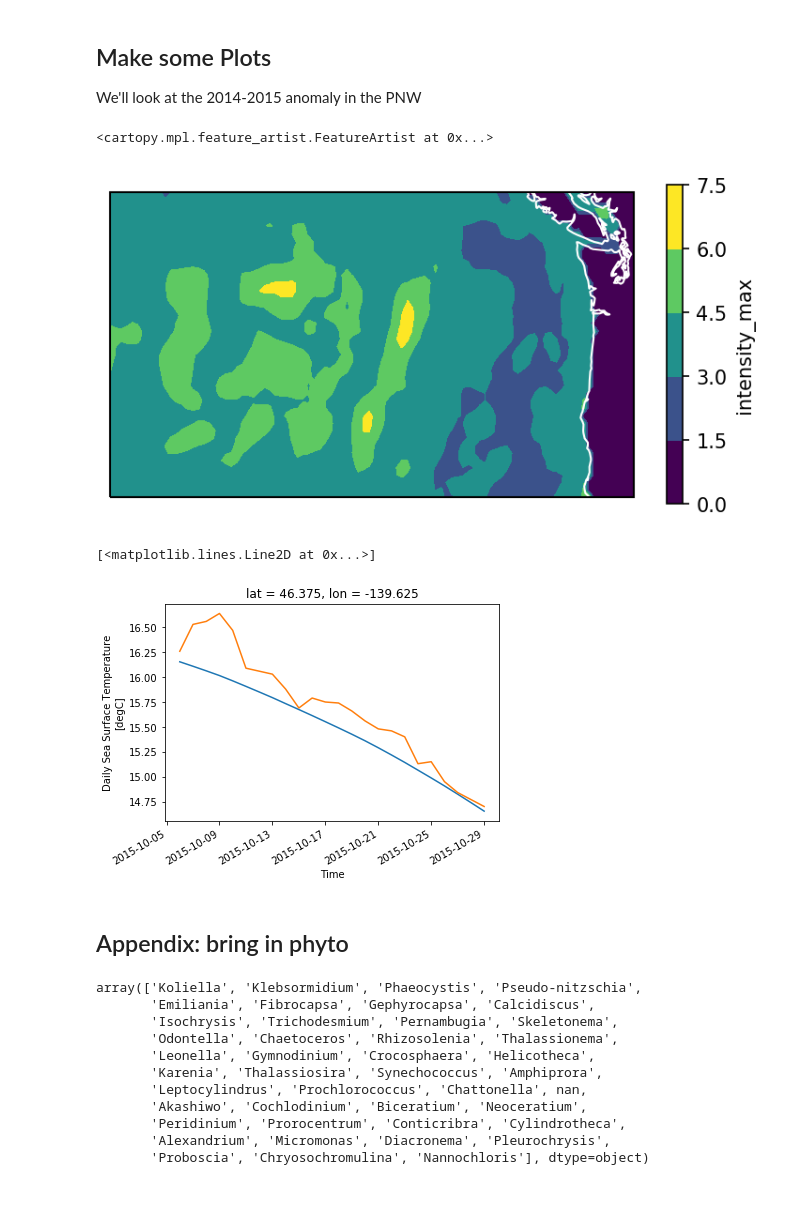
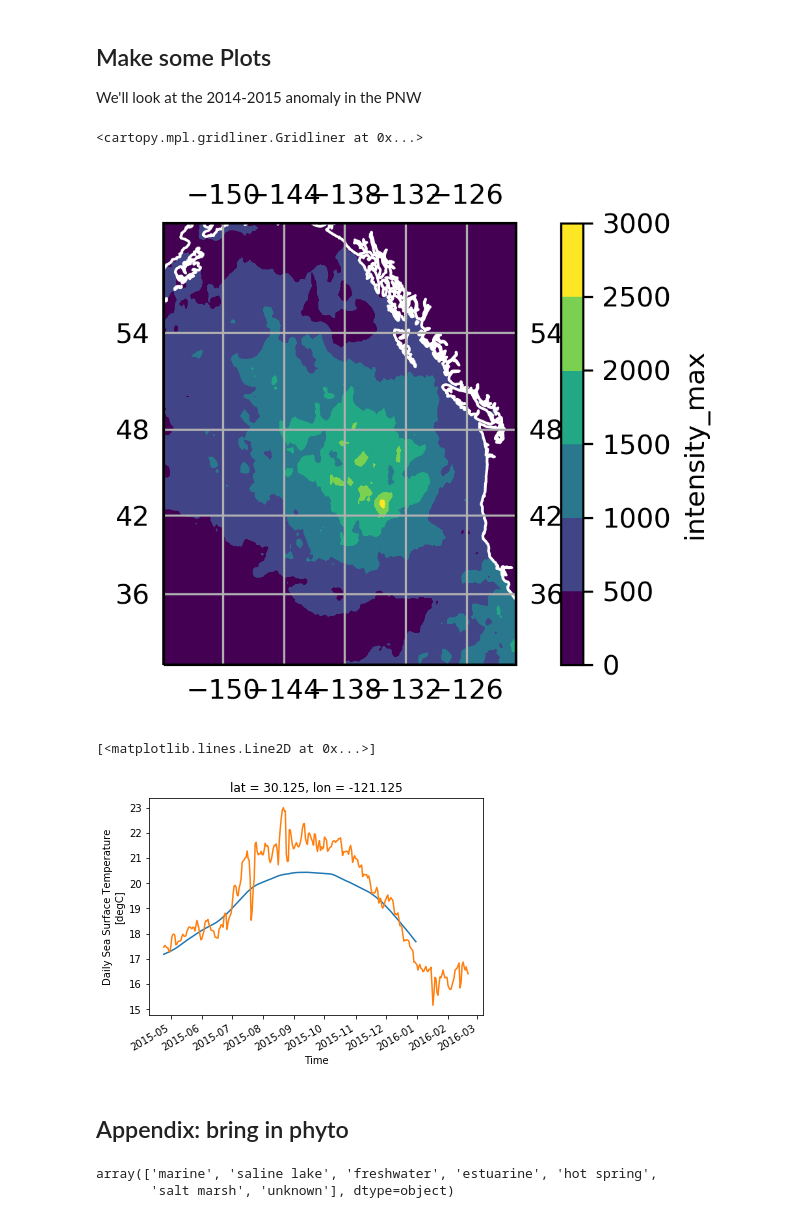
Before and after one commit to HuckleyLab/phyto-mhw, a Jupyter notebook: analysis/verify_mhws.ipynb, the cells around one changed output. Drawn from its saved outputs; the diff is of its cells as text; code cells hidden in the pictures.

```diff
--- a/analysis/verify_mhws.ipynb
+++ b/analysis/verify_mhws.ipynb
@@ -51,7 +53,7 @@ oisst_pnw = oisst.sel(lat = PNW_LAT, lon = PNW_LON).persist()
 # %%
 # Load MHWs
 awsfs = s3fs.S3FileSystem()
-mhw_mapper = s3fs.S3Map("s3://mhw-stress/testregion", s3=awsfs)
+mhw_mapper = s3fs.S3Map("s3://mhw-stress/new", s3=awsfs)
 # %%
 mhws = xr.open_zarr(mhw_mapper)
 # %%
@@ -85,11 +87,12 @@ date_range = slice("2014-01-01", "2015-12-31")
 mhw_pnw = mhws.sel(time=date_range)
 sst_mhw_pnw = oisst_pnw.sel(time=date_range)
 # %%
-plt.figure(figsize=(6,3), dpi=150)
+plt.figure(figsize=(6,3), dpi=300)
 ax = plt.axes(projection=ccrs.Mercator.GOOGLE)
-mhw_pnw.intensity_max.max(dim='time').plot.contourf(ax=ax, transform=ccrs.PlateCarree())
+mhw_pnw.intensity_max.sum(dim='time').plot.contourf(ax=ax, transform=ccrs.PlateCarree())
 ax.add_feature(cf.NaturalEarthFeature('physical','coastline', '50m'), facecolor='none', edgecolor='white')
+ax.gridlines(draw_labels=True)
 # %% [output]
-<cartopy.mpl.feature_artist.FeatureArtist at 0x...>
+<cartopy.mpl.gridliner.Gridliner at 0x...>
-[figure, old version]
+[figure, new version]
 # %%
@@ -112,9 +123,10 @@ this_region = mhw_pnw.isel(**specific_loc)
 # %%
 this_region.clim.sel(time=slice(startdate, enddate)).plot()
-oisst_pnw.sel(time = slice(startdate, enddate), lat=this_region.lat, lon=this_region.lon).sst.plot()
+oisst_pnw.sel(time=slice(startdate, enddate), lat=slice(this_region.lat.min(), this_region.lat.max()))
+this_region_sst.sst.plot()
 # %% [output]
 [<matplotlib.lines.Line2D at 0x...>]
-[figure, old version]
+[figure, new version]
 # %% [markdown]
 ## Appendix: bring in phyto
 # %%
@@ -122,14 +134,5 @@ plankton = load.load_plankton("../data/Phytoplankton_temperature_growth_rate_dat
 # %%
-plankton.genus.unique()
+plankton.habitat.unique()
 # %% [output]
-array(['Koliella', 'Klebsormidium', 'Phaeocystis', 'Pseudo-nitzschia',
-       'Emiliania', 'Fibrocapsa', 'Gephyrocapsa', 'Calcidiscus',
-       'Isochrysis', 'Trichodesmium', 'Pernambugia', 'Skeletonema',
-       'Odontella', 'Chaetoceros', 'Rhizosolenia', 'Thalassionema',
-       'Leonella', 'Gymnodinium', 'Crocosphaera', 'Helicotheca',
-       'Karenia', 'Thalassiosira', 'Synechococcus', 'Amphiprora',
-       'Leptocylindrus', 'Prochlorococcus', 'Chattonella', nan,
-       'Akashiwo', 'Cochlodinium', 'Biceratium', 'Neoceratium',
-       'Peridinium', 'Prorocentrum', 'Conticribra', 'Cylindrotheca',
-       'Alexandrium', 'Micromonas', 'Diacronema', 'Pleurochrysis',
-       'Proboscia', 'Chryosochromulina', 'Nannochloris'], dtype=object)
+array(['marine', 'saline lake', 'freshwater', 'estuarine', 'hot spring',
+       'salt marsh', 'unknown'], dtype=object)
```
Also changed, not shown: parts of 22 cells of this notebook, 2 other files.
